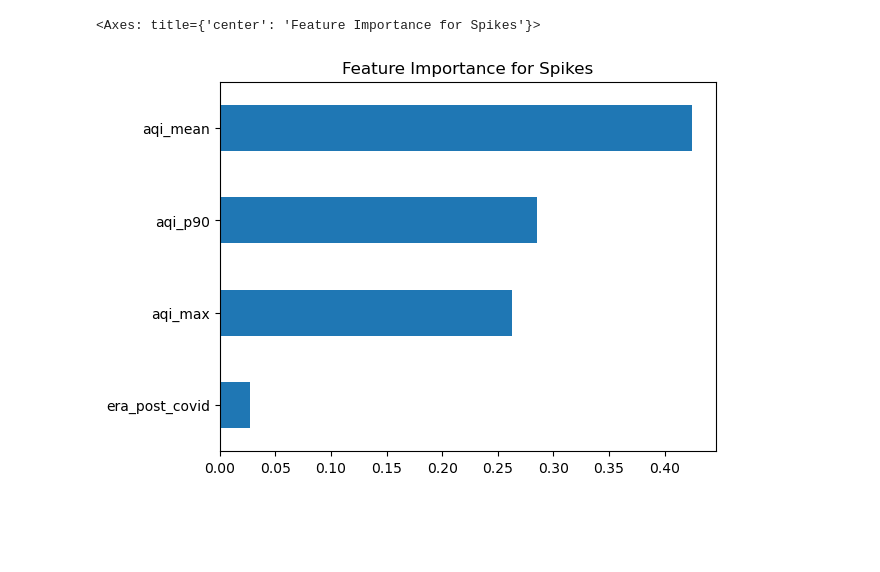
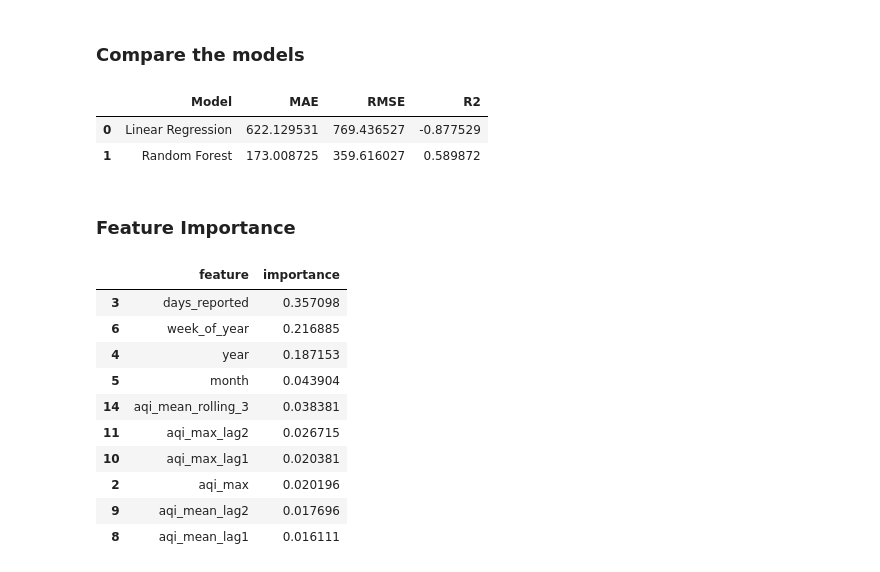
Before and after one commit to crewsdel/CAP5771-Milestone-1, a Jupyter notebook: Code Implementation/data_modeling.ipynb, the cells around one changed output. Saved outputs shown, nothing was run; the diff lists cells and outputs as text; code cells hidden in the pictures; blank space fills up the shorter version.

```diff
--- a/Code Implementation/data_modeling.ipynb
+++ b/Code Implementation/data_modeling.ipynb
@@ -185,11 +117,45 @@ KeyboardInterrupt:
+# %% [markdown]
+### Compare the models
 # %%
-# Extract feature importance from your RF model
-import pandas as pd
-import matplotlib.pyplot as plt
+results = pd.DataFrame({
+    "Model": ["Linear Regression", "Random Forest"],
+    "MAE": [
+        mean_absolute_error(y_test, y_pred_lr),
+        mean_absolute_error(y_test, y_pred_rf)
+    ],
+    "RMSE": [
+        np.sqrt(mean_squared_error(y_test, y_pred_lr)),
+        np.sqrt(mean_squared_error(y_test, y_pred_rf))
+    ],
+    "R2": [
+        r2_score(y_test, y_pred_lr),
+        r2_score(y_test, y_pred_rf)
+    ]
+})
 
-rf_model = rf_grid_search.best_estimator_.named_steps['model']
-importances = pd.Series(rf_model.feature_importances_, index=X.columns)
-importances.sort_values().plot(kind='barh', title='Feature Importance for Spikes')
+results
 # %% [output]
-<Axes: title={'center': 'Feature Importance for Spikes'}>
-[figure, removed]
+|  | Model | MAE | RMSE | R2 |
+| 0 | Linear Regression | 622.129531 | 769.436527 | -0.877529 |
+| 1 | Random Forest | 173.008725 | 359.616027 | 0.589872 |
+# %% [markdown]
+### Feature Importance
+# %%
+feature_importance = pd.DataFrame({
+    "feature": features,
+    "importance": rf.feature_importances_
+}).sort_values("importance", ascending=False)
+
+feature_importance.head(10)
+# %% [output]
+|  | feature | importance |
+| 3 | days_reported | 0.357098 |
+| 6 | week_of_year | 0.216885 |
+| 4 | year | 0.187153 |
+| 5 | month | 0.043904 |
+| 14 | aqi_mean_rolling_3 | 0.038381 |
+| 11 | aqi_max_lag2 | 0.026715 |
+| 10 | aqi_max_lag1 | 0.020381 |
+| 2 | aqi_max | 0.020196 |
+| 9 | aqi_mean_lag2 | 0.017696 |
+| 8 | aqi_mean_lag1 | 0.016111 |
```
Also changed, not shown: parts of 25 cells of this notebook, 5 other files.
